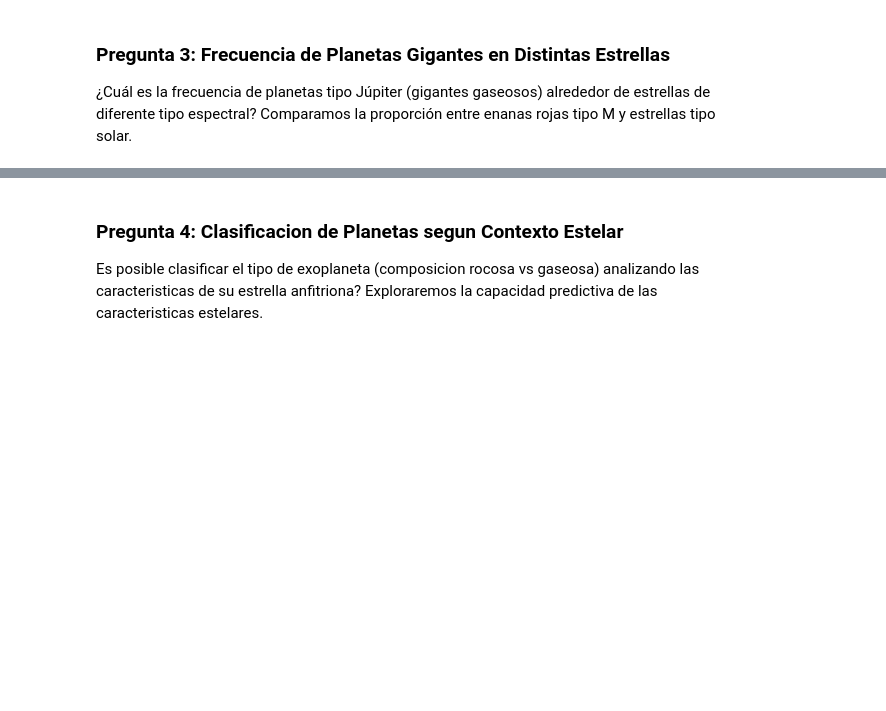
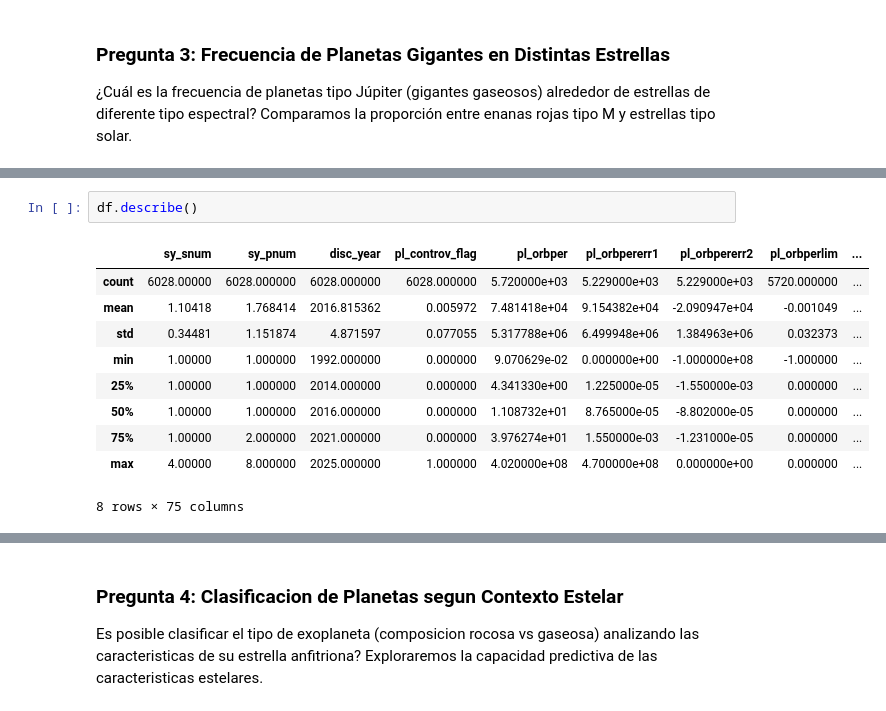
Before and after one commit to DaniFantasy/Proyecto-ciencia-de-datos, a Jupyter notebook: Preguntas/Exoplanet_EDA_Notebook.ipynb, the cells around one changed output, grey strips where cells are left out. Saved outputs shown, nothing was run; the diff lists cells and outputs as text; blank space fills up the shorter version.

```diff
--- a/Preguntas/Exoplanet_EDA_Notebook.ipynb
+++ b/Preguntas/Exoplanet_EDA_Notebook.ipynb
@@ -260,0 +212,13 @@ KeyError: 'spec_class'
+# %%
+df.describe()
+# %% [output]
+|  | sy_snum | sy_pnum | disc_year | pl_controv_flag | pl_orbper | pl_orbpererr1 | pl_orbpererr2 | pl_orbperlim | ... |
+| count | 6028.00000 | 6028.000000 | 6028.000000 | 6028.000000 | 5.720000e+03 | 5.229000e+03 | 5.229000e+03 | 5720.000000 | ... |
+| mean | 1.10418 | 1.768414 | 2016.815362 | 0.005972 | 7.481418e+04 | 9.154382e+04 | -2.090947e+04 | -0.001049 | ... |
+| std | 0.34481 | 1.151874 | 4.871597 | 0.077055 | 5.317788e+06 | 6.499948e+06 | 1.384963e+06 | 0.032373 | ... |
+| min | 1.00000 | 1.000000 | 1992.000000 | 0.000000 | 9.070629e-02 | 0.000000e+00 | -1.000000e+08 | -1.000000 | ... |
+| 25% | 1.00000 | 1.000000 | 2014.000000 | 0.000000 | 4.341330e+00 | 1.225000e-05 | -1.550000e-03 | 0.000000 | ... |
+| 50% | 1.00000 | 1.000000 | 2016.000000 | 0.000000 | 1.108732e+01 | 8.765000e-05 | -8.802000e-05 | 0.000000 | ... |
+| 75% | 1.00000 | 2.000000 | 2021.000000 | 0.000000 | 3.976274e+01 | 1.550000e-03 | -1.231000e-05 | 0.000000 | ... |
+| max | 4.00000 | 8.000000 | 2025.000000 | 1.000000 | 4.020000e+08 | 4.700000e+08 | 0.000000e+00 | 0.000000 | ... |
+8 rows × 75 columns
```
Also changed, not shown: parts of 13 cells of this notebook, 1 other file.
